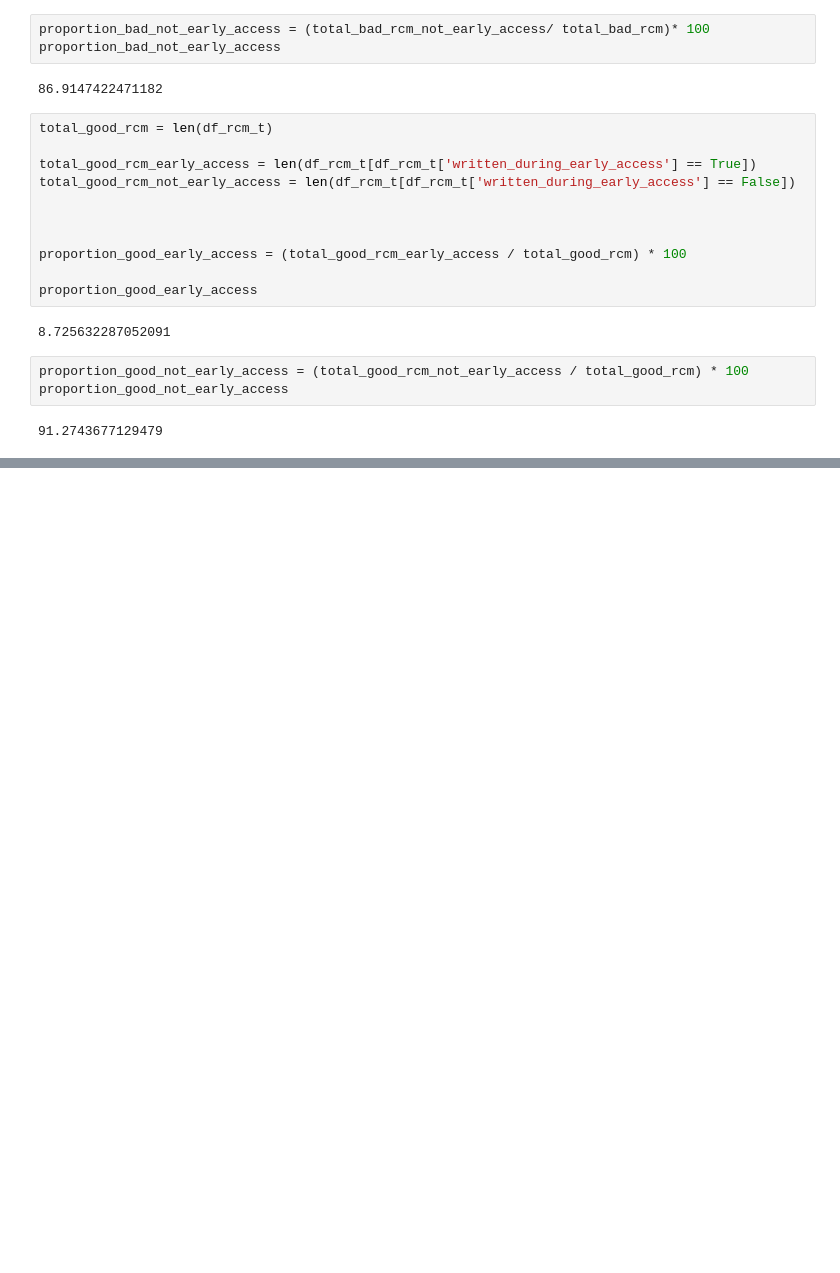
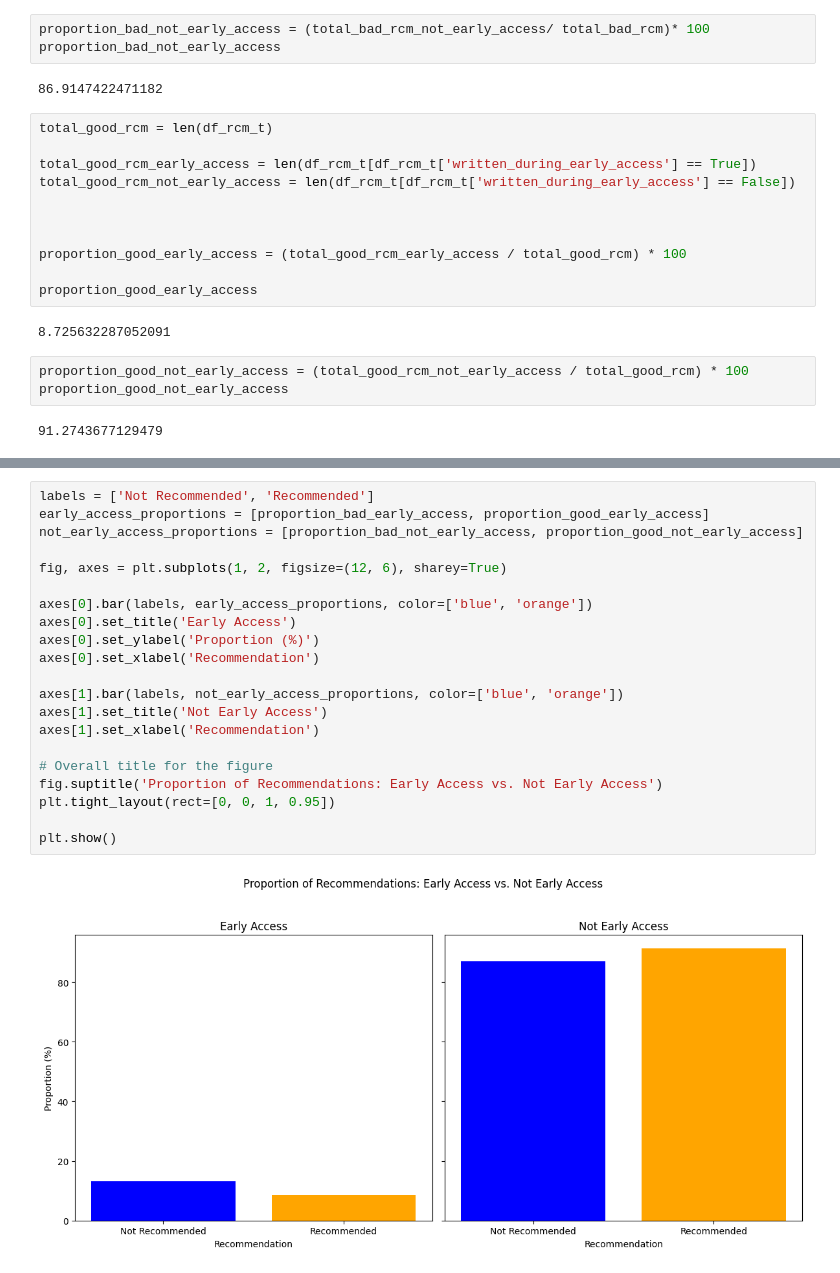
Before and after one commit to khalmatay/videogame-reviews-analysis, a Jupyter notebook: rq1.ipynb, the cells around one changed output, grey strips where cells are left out. Drawn from its saved outputs; the diff is of its cells as text; blank space fills up the shorter version.

```diff
--- a/rq1.ipynb
+++ b/rq1.ipynb
@@ -334,0 +277,23 @@ plt.show()
+# %%
+labels = ['Not Recommended', 'Recommended']
+early_access_proportions = [proportion_bad_early_access, proportion_good_early_access]
+not_early_access_proportions = [proportion_bad_not_early_access, proportion_good_not_early_access]
+
+fig, axes = plt.subplots(1, 2, figsize=(12, 6), sharey=True)
+
+axes[0].bar(labels, early_access_proportions, color=['blue', 'orange'])
+axes[0].set_title('Early Access')
+axes[0].set_ylabel('Proportion (%)')
+axes[0].set_xlabel('Recommendation')
+
+axes[1].bar(labels, not_early_access_proportions, color=['blue', 'orange'])
+axes[1].set_title('Not Early Access')
+axes[1].set_xlabel('Recommendation')
+
+# Overall title for the figure
+fig.suptitle('Proportion of Recommendations: Early Access vs. Not Early Access')
+plt.tight_layout(rect=[0, 0, 1, 0.95])
+
+plt.show()
+# %% [output]
+[figure, added]
```
Also changed, not shown: parts of 34 cells of this notebook.
